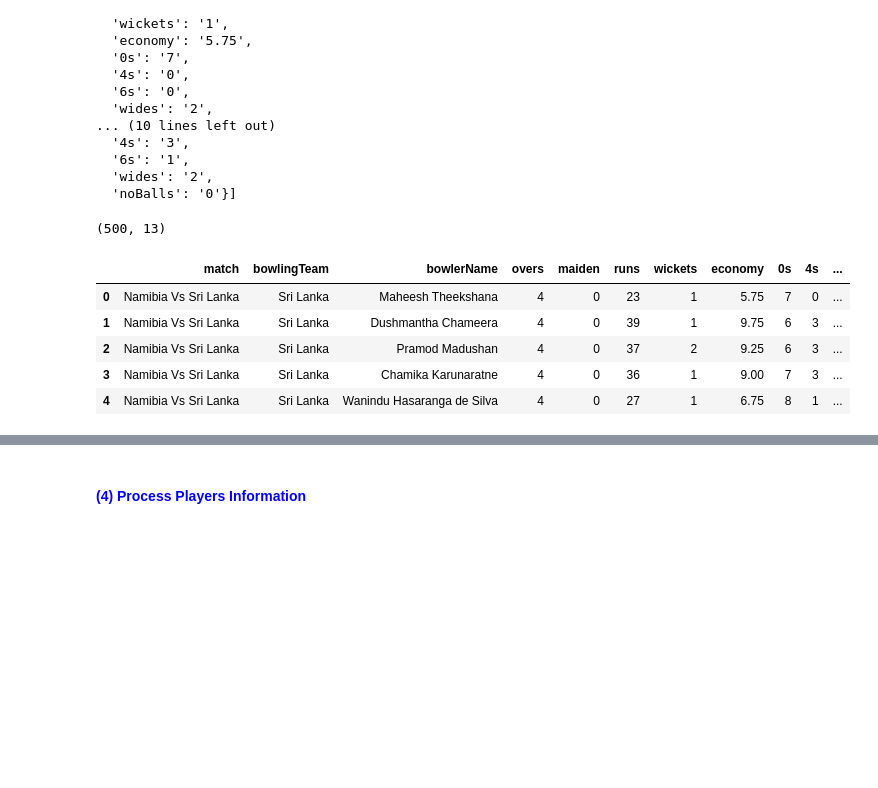
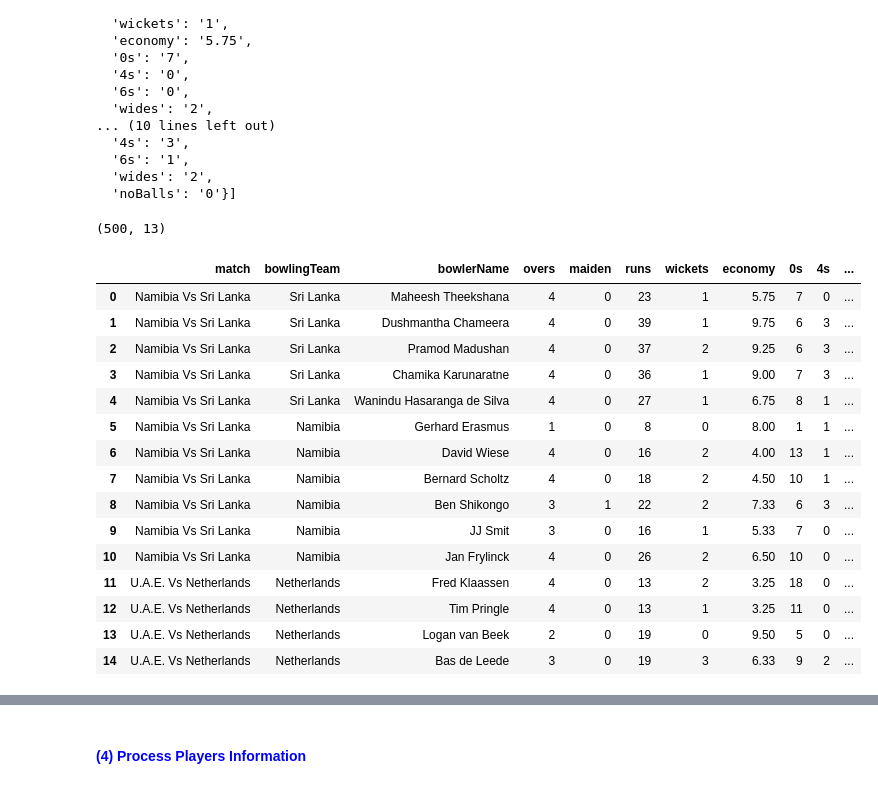
Before and after one commit to Avinav-kashyap/T20-data-analytics, a Jupyter notebook: t20_data_preprocessing.ipynb, the cells around one changed output, grey strips where cells are left out. Cells and saved outputs as stored; diff of their text form; code cells hidden in the pictures; blank space fills up the shorter version.

```diff
--- a/t20_data_preprocessing.ipynb
+++ b/t20_data_preprocessing.ipynb
@@ -169,14 +174,24 @@ all_records[:2]
 # %%
 df_bowling = pd.DataFrame(all_records)
 print(df_bowling.shape)
-df_bowling.head()
+df_bowling.head(15)
 # %% [output]
 (500, 13)
 |  | match | bowlingTeam | bowlerName | overs | maiden | runs | wickets | economy | 0s | 4s | ... |
 | 0 | Namibia Vs Sri Lanka | Sri Lanka | Maheesh Theekshana | 4 | 0 | 23 | 1 | 5.75 | 7 | 0 | ... |
 | 1 | Namibia Vs Sri Lanka | Sri Lanka | Dushmantha Chameera | 4 | 0 | 39 | 1 | 9.75 | 6 | 3 | ... |
 | 2 | Namibia Vs Sri Lanka | Sri Lanka | Pramod Madushan | 4 | 0 | 37 | 2 | 9.25 | 6 | 3 | ... |
 | 3 | Namibia Vs Sri Lanka | Sri Lanka | Chamika Karunaratne | 4 | 0 | 36 | 1 | 9.00 | 7 | 3 | ... |
 | 4 | Namibia Vs Sri Lanka | Sri Lanka | Wanindu Hasaranga de Silva | 4 | 0 | 27 | 1 | 6.75 | 8 | 1 | ... |
+| 5 | Namibia Vs Sri Lanka | Namibia | Gerhard Erasmus | 1 | 0 | 8 | 0 | 8.00 | 1 | 1 | ... |
+| 6 | Namibia Vs Sri Lanka | Namibia | David Wiese | 4 | 0 | 16 | 2 | 4.00 | 13 | 1 | ... |
+| 7 | Namibia Vs Sri Lanka | Namibia | Bernard Scholtz | 4 | 0 | 18 | 2 | 4.50 | 10 | 1 | ... |
+| 8 | Namibia Vs Sri Lanka | Namibia | Ben Shikongo | 3 | 1 | 22 | 2 | 7.33 | 6 | 3 | ... |
+| 9 | Namibia Vs Sri Lanka | Namibia | JJ Smit | 3 | 0 | 16 | 1 | 5.33 | 7 | 0 | ... |
+| 10 | Namibia Vs Sri Lanka | Namibia | Jan Frylinck | 4 | 0 | 26 | 2 | 6.50 | 10 | 0 | ... |
+| 11 | U.A.E. Vs Netherlands | Netherlands | Fred Klaassen | 4 | 0 | 13 | 2 | 3.25 | 18 | 0 | ... |
+| 12 | U.A.E. Vs Netherlands | Netherlands | Tim Pringle | 4 | 0 | 13 | 1 | 3.25 | 11 | 0 | ... |
+| 13 | U.A.E. Vs Netherlands | Netherlands | Logan van Beek | 2 | 0 | 19 | 0 | 9.50 | 5 | 0 | ... |
+| 14 | U.A.E. Vs Netherlands | Netherlands | Bas de Leede | 3 | 0 | 19 | 3 | 6.33 | 9 | 2 | ... |
 # %%
 df_bowling['match_id'] = df_bowling['match'].map(match_ids_dict)
```
Also changed, not shown: parts of 7 cells of this notebook.
